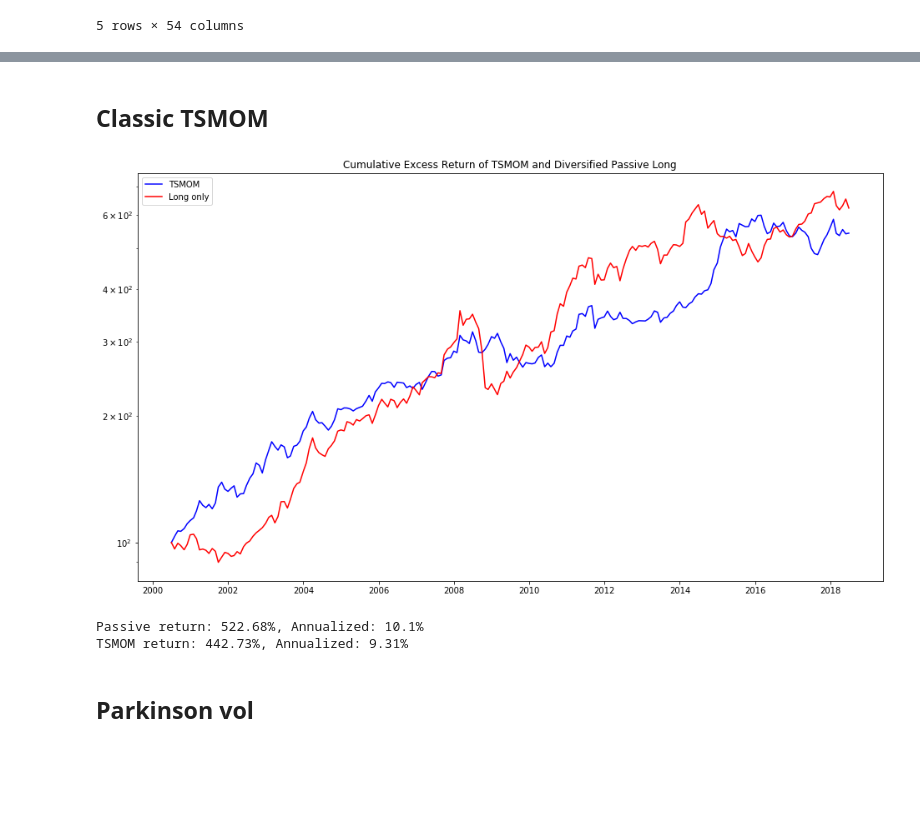
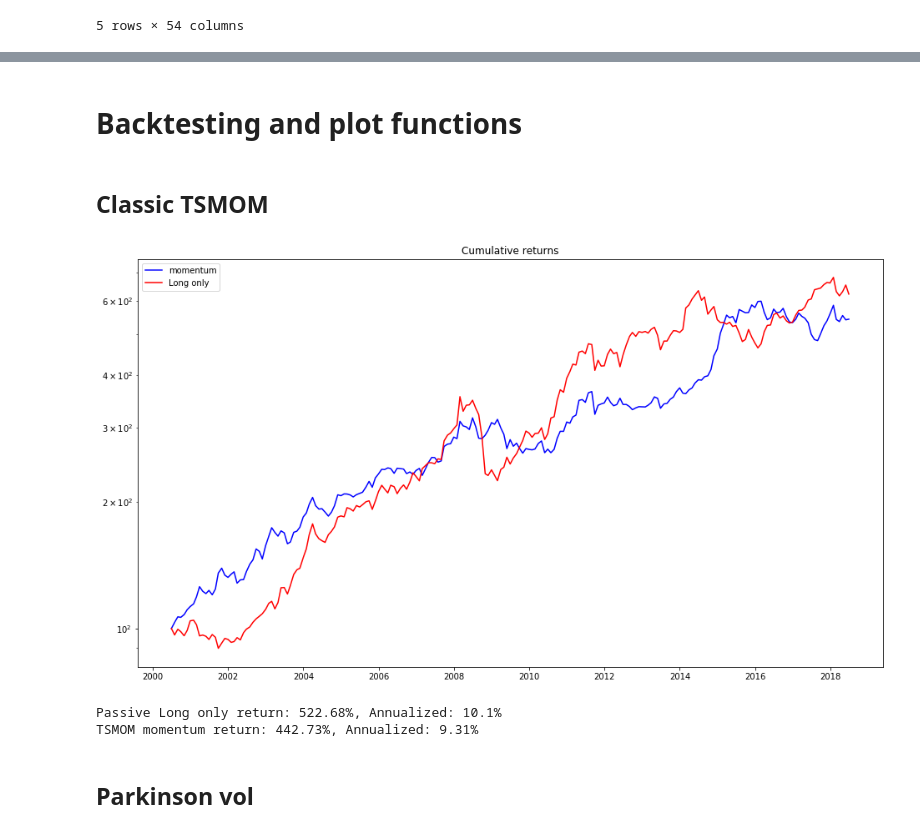
Before and after one commit to turing-usp/Momentum, a Jupyter notebook: TSMOM_Leme.ipynb, the cells around one changed output, grey strips where cells are left out. Cells and saved outputs as stored; diff of their text form; code cells hidden in the pictures; blank space fills up the shorter version.

Commit message:
ML signal, backtesting and plot functions

```diff
--- a/TSMOM_Leme.ipynb
+++ b/TSMOM_Leme.ipynb
@@ -146,0 +186,22 @@ gk_monthly = (np.sqrt(261)*gk_df).resample('BM').last().ffill()
+# %%
+lr = LinearRegression()
+dtr = DecisionTreeRegressor()
+
+signal = ml_signal(dtr, returns_monthly[12:36])
+# %%
+def absolute_percentage_error(y_true, y_pred):
+    return np.abs((y_true - y_pred) / y_true)* 100
+
+date = 36
+
+true = pd.DataFrame(np.array(close_df))
+true_returns = true.pct_change()
+
+pred = np.array(signal)
+
+result = pd.DataFrame()
+result["True"] = np.where(true_returns.iloc[date] > 0, 1, -1)
+result["Pred"] = pred
+result["Mean Abs Error"] = absolute_percentage_error(result["True"], result["Pred"])
+
+result.head()
@@ -181,6 +249,20 @@ def signal(df, date, passive, method):
         else:
             signal = np.where(momentum_mean > 0, 1, -1)
 
+    elif method == "linear_regression":
+        returns = df.pct_change(20).resample('BM').last().ffill()[:date].cumprod()
+
+        lr = LinearRegression()
+
+        signal = ml_signal(lr, returns)
+
+    elif method == "decision_tree":
+        returns = df.pct_change(20).resample('BM').last().ffill()[:date].cumprod()
+
+        dtr = DecisionTreeRegressor()
+
+        signal = ml_signal(dtr, returns)
+
     return signal
 
 def tsmom (df,returns_monthly, vol_monthly,date, method = 'momentum', risk=0.4, passive=False, momentum_window=12):
@@ -194,3 +276,5 @@ def tsmom (df,returns_monthly, vol_monthly,date, method = 'momentum', risk=0.4,
     portfolio = position * weights
 
     return (1+np.dot(portfolio, returns_monthly.iloc[date]))
+# %% [markdown]
+# Backtesting and plot functions
@@ -208,34 +329,8 @@ for i in range(start, end):
-# %%
-from pandas.plotting import register_matplotlib_converters
-register_matplotlib_converters()
-
-r = pd.DataFrame(r)
-rp = pd.DataFrame(rp)
-
-r.index = returns_monthly.iloc[start:end].index
-rp.index = returns_monthly.iloc[start:end].index
-
-plt.figure(figsize=(16,9))
-
-plt.plot(100*r.cumprod(), label = 'TSMOM', color='blue')
-plt.plot(100*rp.cumprod(), label = 'Long only', color='red')
-
-plt.yscale('log')
-plt.legend()
-plt.title('Cumulative Excess Return of TSMOM and Diversified Passive Long')
-plt.show()
-
-passive_return = float((rp.cumprod().iloc[-1] - 1)*100)
-tsmom_return = float((r.cumprod().iloc[-1] - 1)*100)
-
-print('Passive return: ', round(passive_return,2), '%,',
-     " Annualized: ", round((((100+passive_return)/100) ** (1/years) - 1)*100 , 2), "%", sep='')
-
-print('TSMOM return: ', round(tsmom_return,2), "%,",
-     " Annualized: ", round((((100+tsmom_return)/100) ** (1/years) - 1)*100 , 2), "%", sep='')
-# %% [output]
-[figure, removed]
-Passive return: 522.68%, Annualized: 10.1%
-TSMOM return: 442.73%, Annualized: 9.31%
+# %%
+backtesting(close_df, vol_monthly, start_date= 11, years=19, method="momentum", plot=True)
+# %% [output]
+[figure, added]
+Passive Long only return: 522.68%, Annualized: 10.1%
+TSMOM momentum return: 442.73%, Annualized: 9.31%
 # %% [markdown]
 ## Parkinson vol
```
Also changed, not shown: parts of 32 cells of this notebook, 4 other files.
